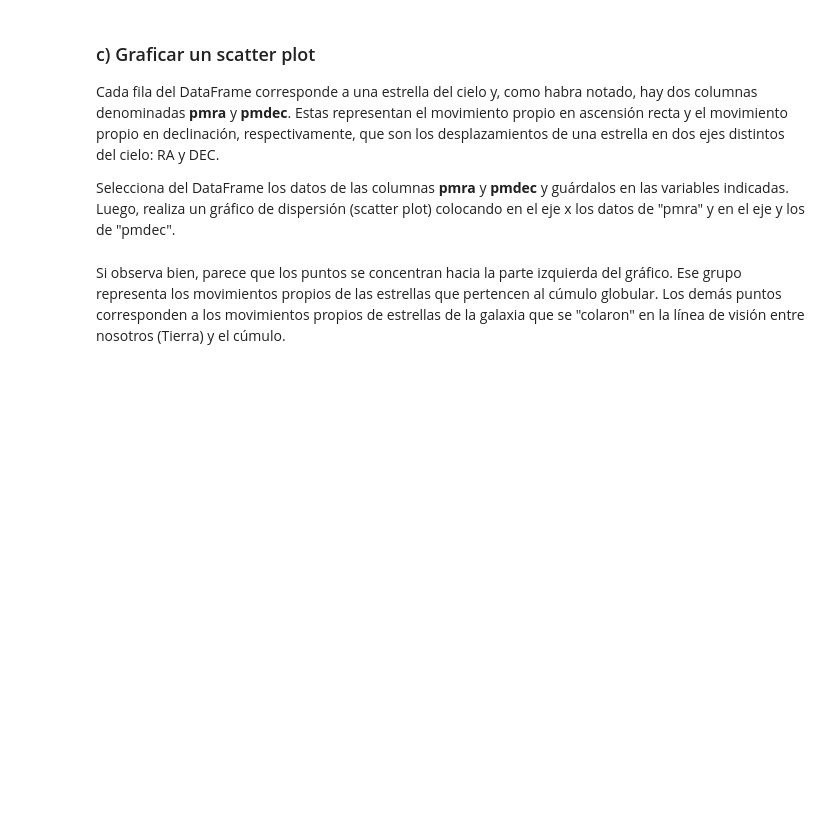
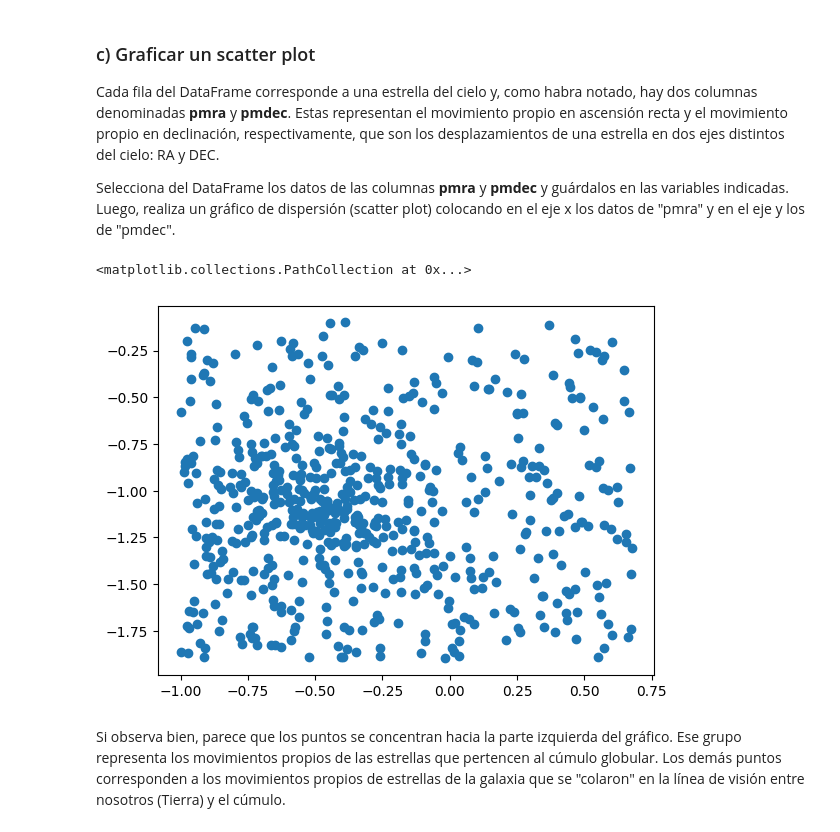
Before and after one commit to GARU0012/Tarea-2, a Jupyter notebook: Tarea2.ipynb, the cells around one changed output. Saved outputs shown, nothing was run; the diff lists cells and outputs as text; code cells hidden in the pictures; blank space fills up the shorter version.

```diff
--- a/Tarea2.ipynb
+++ b/Tarea2.ipynb
@@ -44,3 +52,7 @@ path_archivo = ''
+# %%
+path_archivo = '/content/drive/MyDrive/CARPETA PARA EL CSV/ngc5694_pm.csv'
+
+data = pd.read_csv(path_archivo)
 # %% [markdown]
 ### b) Explorar el DataFrame
 Explore las columnas del archivo y muestre el DataFrame
@@ -61,3 +86,14 @@ pmdec =
+# %%
+# Para guardar los datos de una columna en una variable, podemos aplicar el metodo de pandas para ver solo una columna, que es: data["columna"].
+pmra = data['pmra']
+pmdec = data['pmdec']
+# %%
+# Haga el gráfico en esta celda
+# Para hacer un scatter plot, basta con poner scatter en vez de plot en el meotdo para plottear de mpl ! (porque sino aparecen todos los puntos conectados por lineas lol)
+plt.scatter(pmra, pmdec)
+# %% [output]
+<matplotlib.collections.PathCollection at 0x...>
+[figure, added]
 # %% [markdown]
 Si observa bien, parece que los puntos se concentran hacia la parte izquierda del gráfico. Ese grupo representa los movimientos propios de las estrellas que pertencen al cúmulo globular. Los demás puntos corresponden a los movimientos propios de estrellas de la galaxia que se "colaron" en la línea de visión entre nosotros (Tierra) y el cúmulo.
 # %% [markdown]
```
Also changed, not shown: parts of 17 cells of this notebook.
